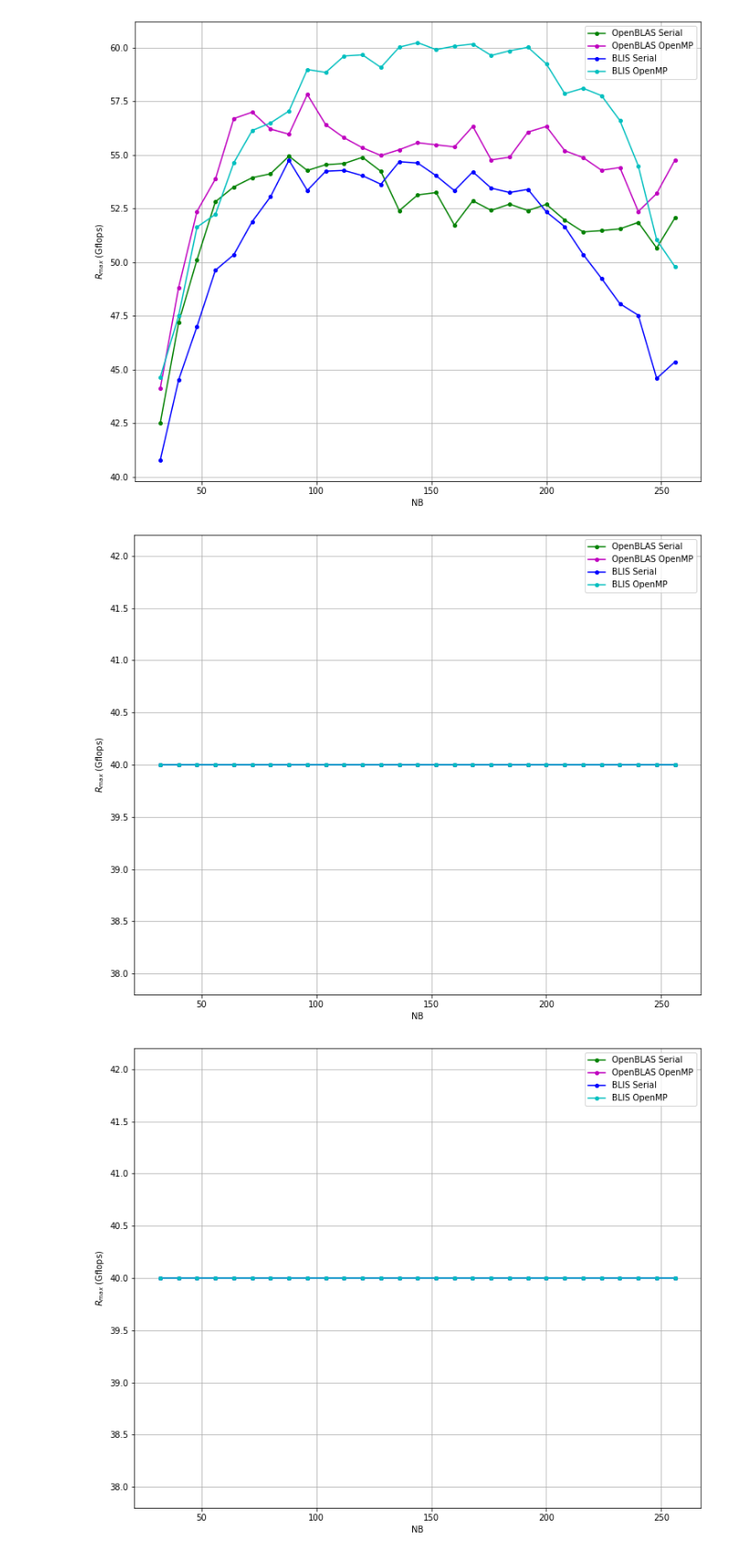
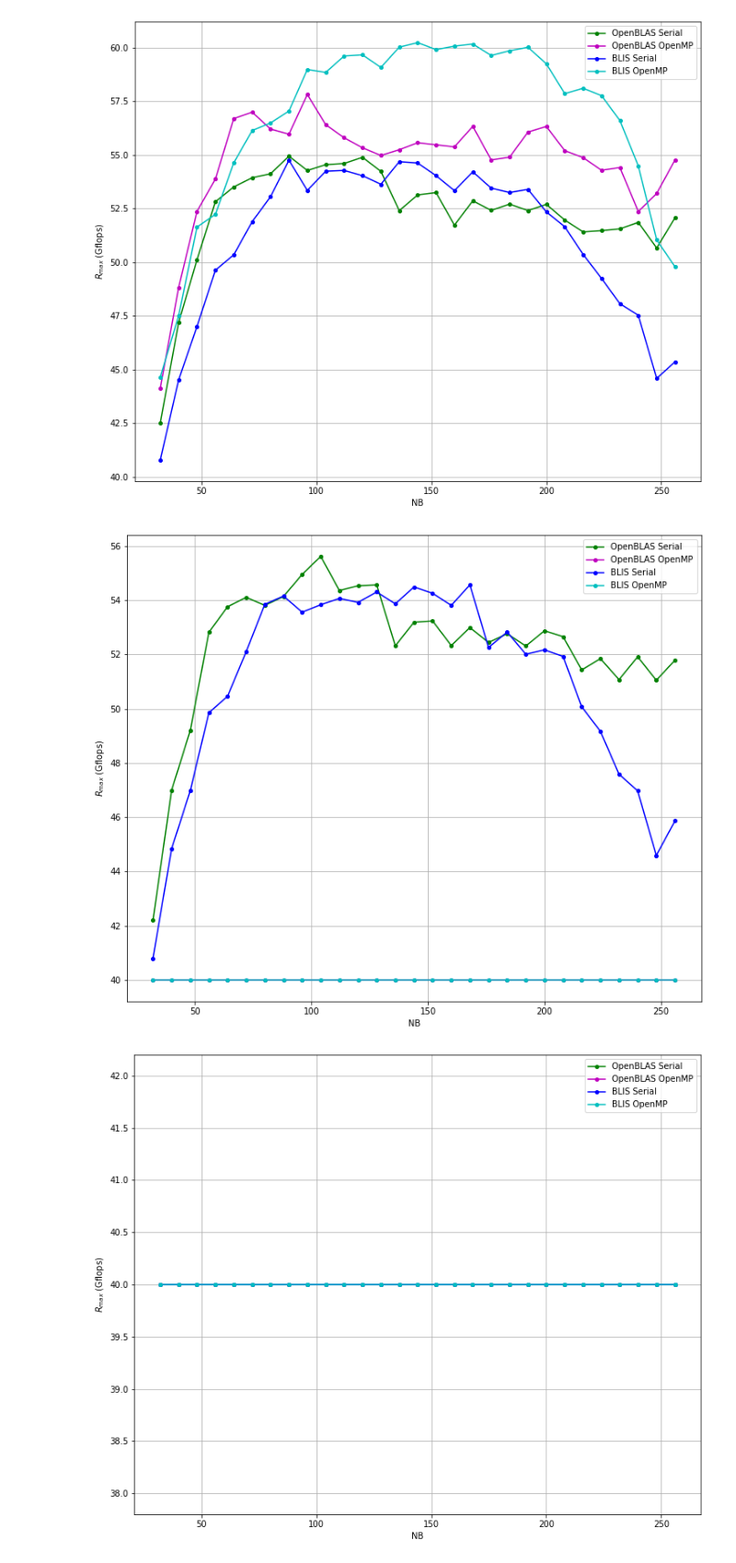
Before and after one commit to johnduffymsc/dissertation, a Jupyter notebook: picluster.ipynb, the cells around one changed output. Shown at 92% size. Drawn from its saved outputs; the diff is of its cells as text; code cells hidden in the pictures.

```diff
--- a/picluster.ipynb
+++ b/picluster.ipynb
@@ -1306,36 +1306,35 @@ nb = [
 ]
 
 openblas_serial = [
-    40,
-    40,
-    40,
-    40,
-    40,
-    40,
-    40,
-    40,
-    40,
-    40,
-    40,
-    40,
-    40,
-    40,
-    40,
-    40,
-    40,
-    40,
-    40,
-    40,
-    40,
-    40,
-    40,
-    40,
-    40,
-    40,
-    40,
-    40,
-    40
-
+42.208000,
+46.997000,
+49.197000,
+52.817000,
+53.757000,
+54.104000,
+53.807000,
+54.135000,
+54.948000,
+55.614000,
+54.355000,
+54.530000,
+54.563000,
+52.317000,
+53.187000,
+53.235000,
+52.328000,
+52.991000,
+52.442000,
+52.763000,
+52.310000,
+52.873000,
+52.655000,
+51.429000,
+51.846000,
+51.073000,
+51.914000,
+51.049000,
+51.787000,
 ]
 
 openblas_openmp = [
@@ -1372,6 +1371,35 @@ openblas_openmp = [
 ]
 
 blis_serial = [
+40.806000,
+44.841000,
+46.979000,
+49.853000,
+50.458000,
+52.102000,
+53.848000,
+54.150000,
+53.558000,
+53.832000,
+54.063000,
+53.919000,
+54.300000,
+53.864000,
+54.486000,
+54.253000,
+53.807000,
+54.564000,
+52.257000,
+52.825000,
+52.008000,
+52.169000,
+51.926000,
+50.070000,
+49.168000,
+47.588000,
+46.972000,
+44.595000,
+45.865000,
 ]
 
 blis_openmp = [
@@ -1392,34 +1420,34 @@ blis_openmp = [
     40,
     40,
     40,
     40,
     40,
     40,
     40,
     40,
     40,
     40,
     40,
     40,
     40,
     40,
     40
 ]
 
 plt.figure(figsize=(12, 10))
 plt.plot(nb, openblas_serial, "-go", markersize=4)
 plt.plot(nb, openblas_openmp, "-mo", markersize=4)
 plt.plot(nb, blis_serial, "-bo", markersize=4)
 plt.plot(nb, blis_openmp, "-co", markersize=4)
 plt.xlabel("NB")
 plt.ylabel("$R_{max}$ (Gflops)")
 plt.legend(["OpenBLAS Serial", "OpenBLAS OpenMP", "BLIS Serial", "BLIS OpenMP"])
 plt.grid()
 plt.savefig("profile_interrupt_coalescing.pdf", bbox_inches="tight")
 plt.savefig("profile_interrupt_coalescing.png", bbox_inches="tight")
 plt.show()
 # %% [output]
-[figure, old version]
+[figure, new version]
 # %%
 # Profile RPS RFS.
 
```
Also changed, not shown: 2 other files.
